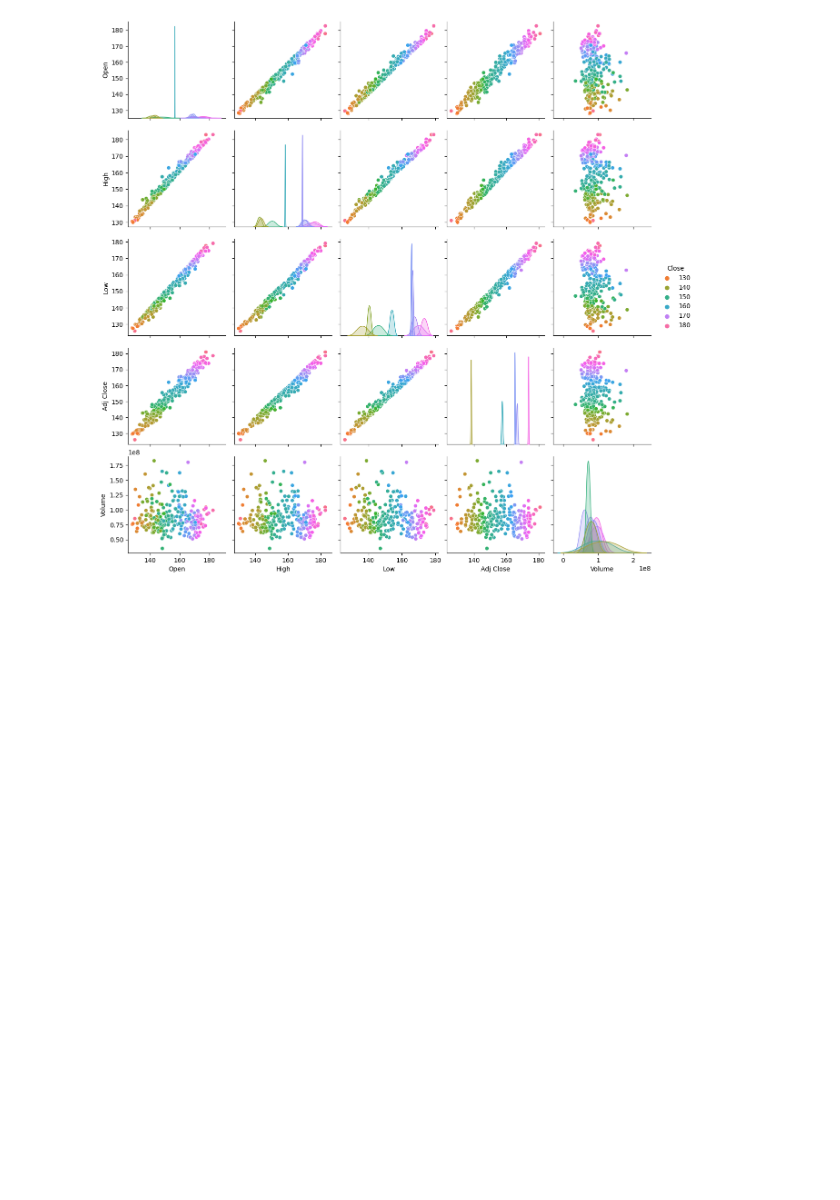
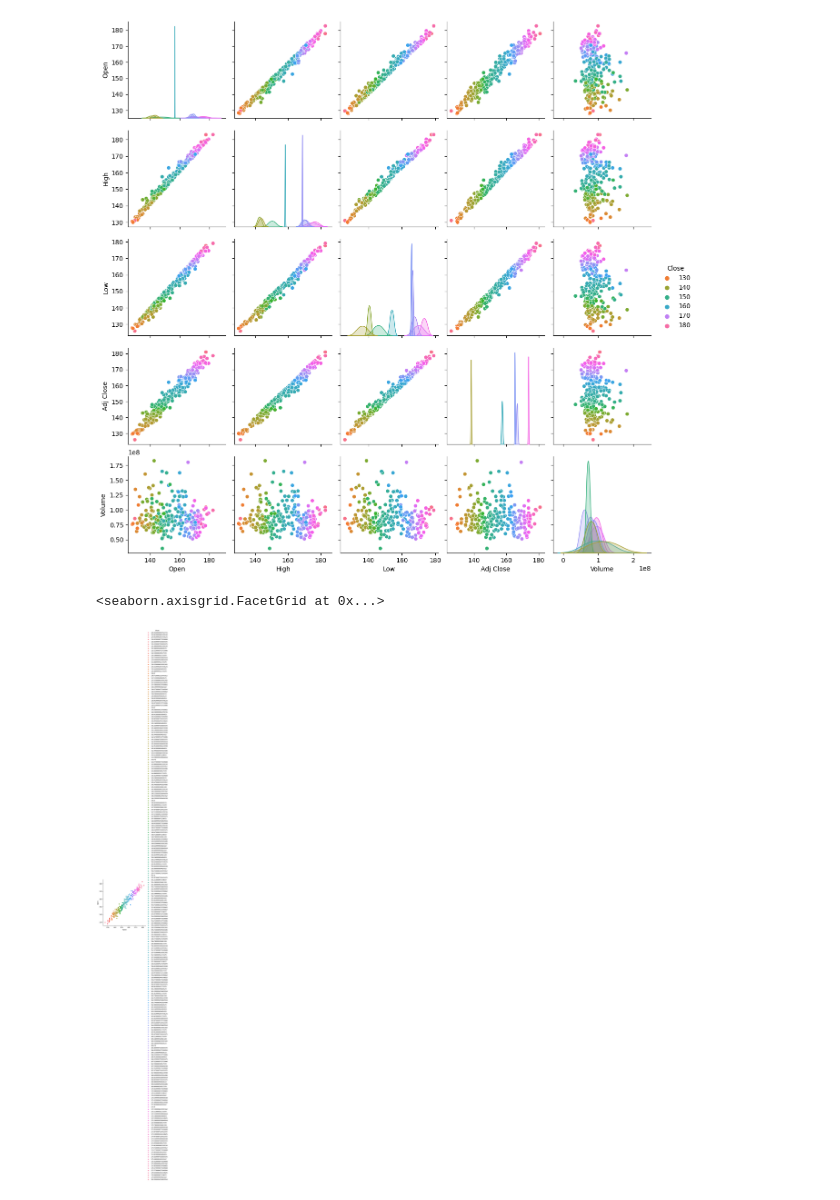
Before and after one commit to SohamDesai1/Data-Visualization, a Jupyter notebook: Seaborn.ipynb, the cells around one changed output. Drawn from its saved outputs; the diff is of its cells as text; code cells hidden in the pictures; blank space fills up the shorter version.

```diff
--- a/Seaborn.ipynb
+++ b/Seaborn.ipynb
@@ -70,3 +70,8 @@ sns.pairplot(df, hue='Close', palette='husl')
 # %% [output]
 <seaborn.axisgrid.PairGrid at 0x...>
 [figure]
+# %%
+sns.lmplot(x='Close', y='Open', data=df, hue='Close', palette='husl')
+# %% [output]
+<seaborn.axisgrid.FacetGrid at 0x...>
+[figure, added]
```
Also changed, not shown: parts of 1 cell of this notebook.
